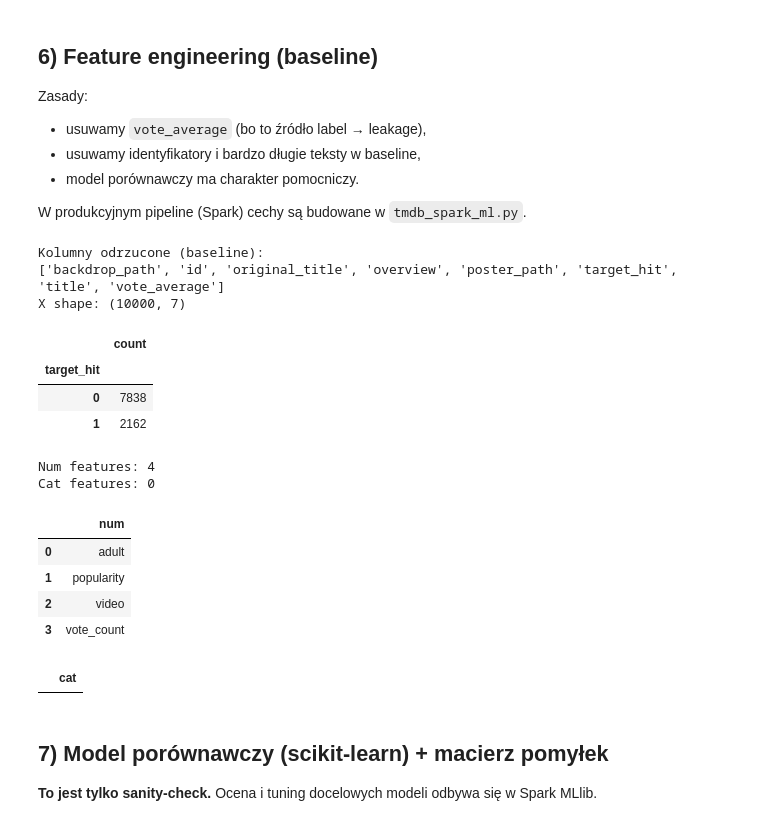
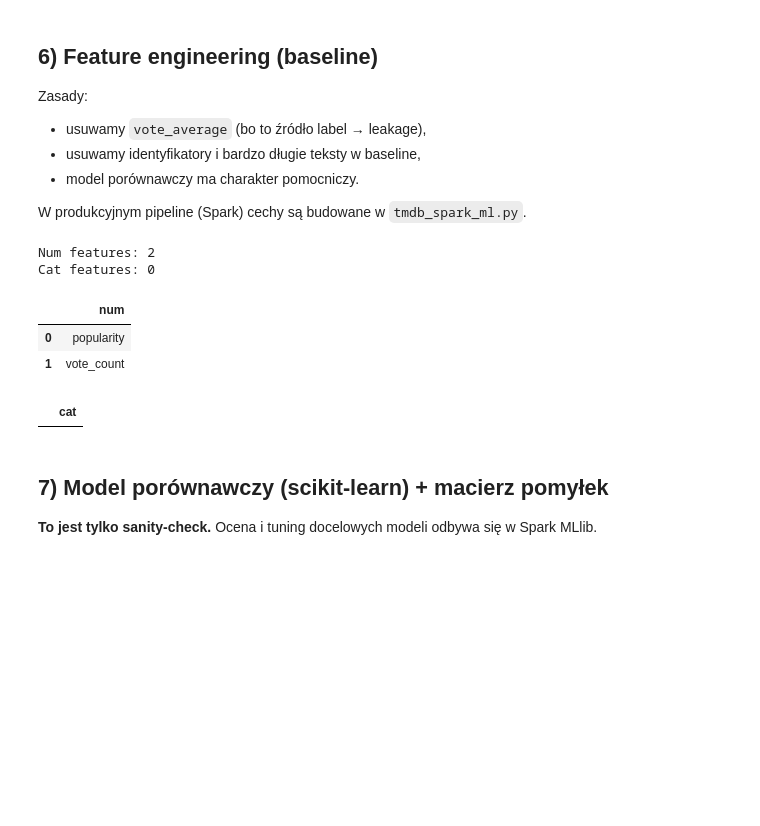
Before and after one commit to BartoszZuchora/Big_data, a Jupyter notebook: dataset_analysis.ipynb, the cells around one changed output. Drawn from its saved outputs; the diff is of its cells as text; code cells hidden in the pictures; blank space fills up the shorter version.

```diff
--- a/dataset_analysis.ipynb
+++ b/dataset_analysis.ipynb
@@ -243,9 +243,15 @@ Liczba kolumn numerycznych: 6
 | video | 0.000000e+00 |
 [figure]
 # %%
+# 1) usuń kolumny
+df2 = df2.drop(columns=["video", "adult", "id", "target_hit"], errors="ignore")
+
+# 2) przelicz num_cols na podstawie aktualnego df2
+num_cols = df2.select_dtypes(include="number").columns.tolist()
+
+# 3) korelacja/plot
 if len(num_cols) >= 2:
-    corr = df2[num_cols].corr(numeric_only=True)
-
+    corr = df2[num_cols].corr()  # numeric_only niepotrzebne, bo już masz tylko liczby
     plt.figure(figsize=(10, 8))
     sns.heatmap(
         corr,
@@ -302,51 +308,38 @@ W produkcyjnym pipeline (Spark) cechy są budowane w `tmdb_spark_ml.py`.
 # %%
 target_col = "target_hit"
 
-drop_cols = {target_col, "vote_average"}  # leakage
+# Dodajemy 'adult' i 'video' do listy kolumn do usunięcia (leakage lub brak wariancji)
+df2.columns = df2.columns.str.strip()
+drop_cols = {target_col, "vote_average", "adult", "video"}
 
 for c in ["id", "imdb_id", "tmdb_id", "title", "original_title", "poster_path", "backdrop_path", "overview"]:
     if c in df2.columns:
         drop_cols.add(c)
 
-# Heurystyka: bardzo długi tekst -> drop w baseline
+# Reszta kodu pozostaje bez zmian
 for c in df2.columns:
     if df2[c].dtype == "object":
         avg_len = df2[c].dropna().astype(str).str.len().mean() if df2[c].notna().any() else 0
         if avg_len and avg_len > 80:
             drop_cols.add(c)
 
-print("Kolumny odrzucone (baseline):")
-print(sorted(drop_cols))
-
 X = df2.drop(columns=[c for c in drop_cols if c in df2.columns])
 y = df2[target_col].astype(int)
-
-print("X shape:", X.shape)
-display(y.value_counts().to_frame("count"))
 
 num_features = [c for c in X.columns if pd.api.types.is_numeric_dtype(X[c])]
 cat_features = [c for c in X.columns if X[c].dtype == "object"]
 
 print("Num features:", len(num_features))
 print("Cat features:", len(cat_features))
 display(pd.DataFrame({"num": num_features}).head(20))
 display(pd.DataFrame({"cat": cat_features}).head(20))
 # %% [output]
-Kolumny odrzucone (baseline):
-['backdrop_path', 'id', 'original_title', 'overview', 'poster_path', 'target_hit', 'title', 'vote_average']
-X shape: (10000, 7)
+Num features: 2
+Cat features: 0
-|  | count |
-| target_hit |  |
-| 0 | 7838 |
-| 1 | 2162 |
+|  | num |
+| 0 | popularity |
+| 1 | vote_count |
-Num features: 4
-Cat features: 0
-|  | num |
-| 0 | adult |
-| 1 | popularity |
-| 2 | video |
-| 3 | vote_count |
+|  | cat |
-|  | cat |
 # %% [markdown]
 ## 7) Model porównawczy (scikit-learn) + macierz pomyłek
 
```
Also changed, not shown: parts of 3 cells of this notebook, 2 other files.
